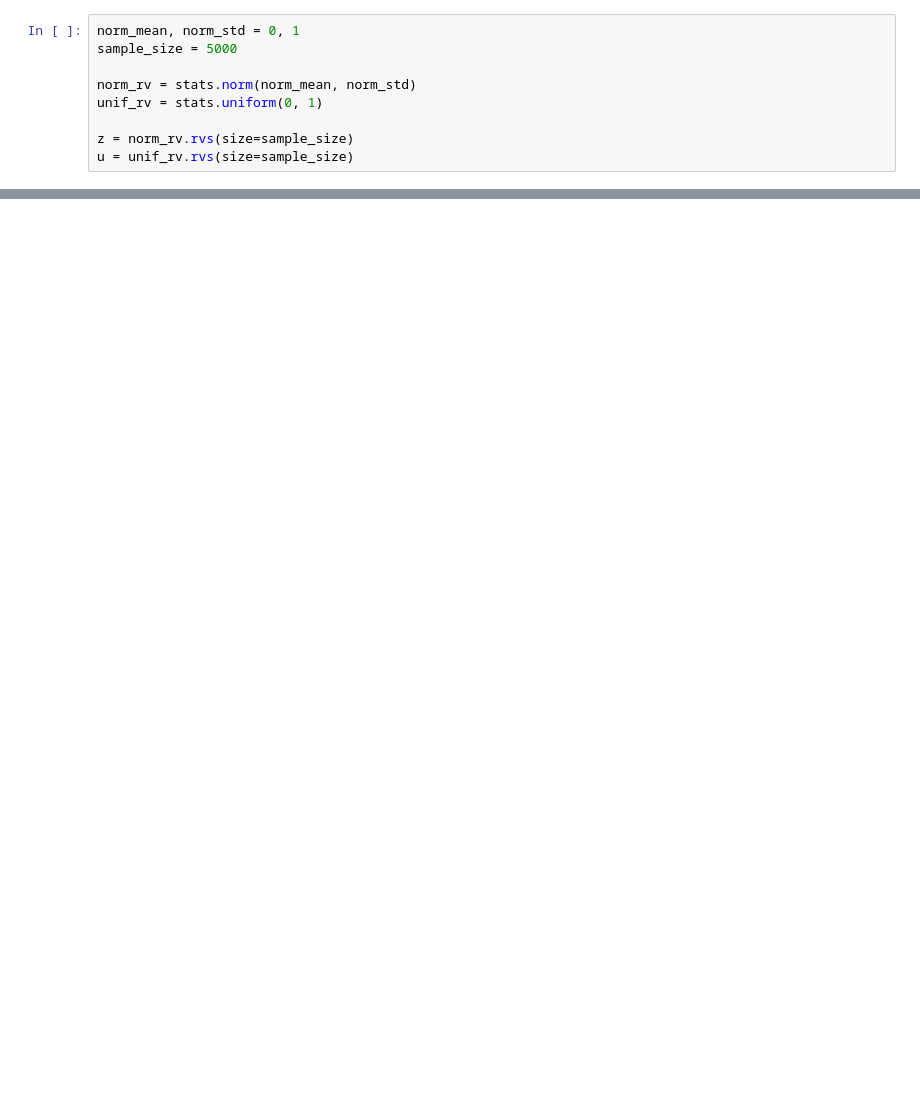
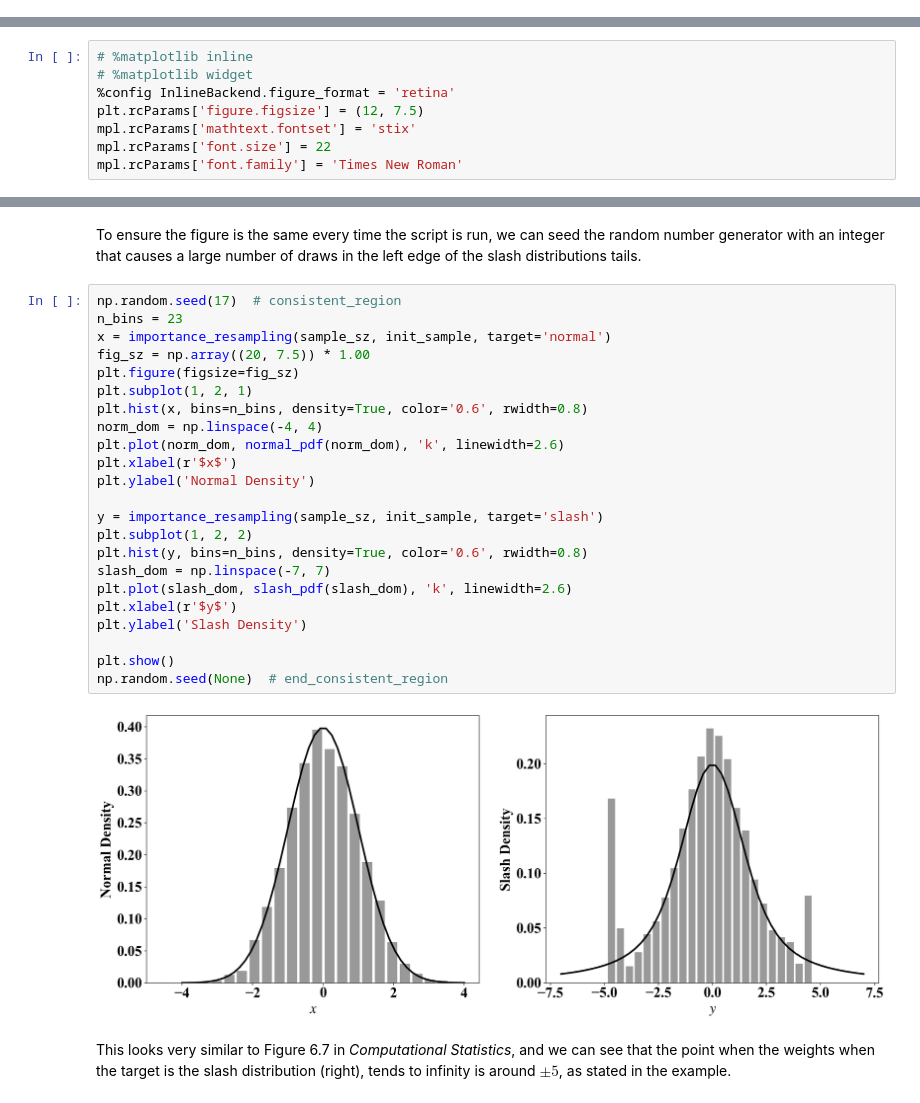
Before and after one commit to kalingibbons/public-notebooks, a Jupyter notebook: comp-stats/importance_resampling.ipynb, the cells around one changed output, grey strips where cells are left out. Saved outputs shown, nothing was run; the diff lists cells and outputs as text; blank space fills up the shorter version.

```diff
--- a/comp-stats/importance_resampling.ipynb
+++ b/comp-stats/importance_resampling.ipynb
@@ -50,9 +0,0 @@ mpl.rcParams['font.size'] = 22
-# %%
-norm_mean, norm_std = 0, 1
-sample_size = 5000
-
-norm_rv = stats.norm(norm_mean, norm_std)
-unif_rv = stats.uniform(0, 1)
-
-z = norm_rv.rvs(size=sample_size)
-u = unif_rv.rvs(size=sample_size)
@@ -477,0 +9,8 @@ Since $Y = U_{(n)}$, this proves that $U_{(n)}$ converges to 1 in probability.
+# %%
+# %matplotlib inline
+# %matplotlib widget
+%config InlineBackend.figure_format = 'retina'
+plt.rcParams['figure.figsize'] = (12, 7.5)
+mpl.rcParams['mathtext.fontset'] = 'stix'
+mpl.rcParams['font.size'] = 22
+mpl.rcParams['font.family'] = 'Times New Roman'
@@ -477,0 +153,34 @@ Since $Y = U_{(n)}$, this proves that $U_{(n)}$ converges to 1 in probability.
+# %% [markdown]
+ To ensure the figure is the same every time the script is run, we can seed
+ the random number generator with an integer that causes a large number of
+ draws in the left edge of the slash distributions tails.
+# %%
+np.random.seed(17)  # consistent_region
+n_bins = 23
+x = importance_resampling(sample_sz, init_sample, target='normal')
+fig_sz = np.array((20, 7.5)) * 1.00
+plt.figure(figsize=fig_sz)
+plt.subplot(1, 2, 1)
+plt.hist(x, bins=n_bins, density=True, color='0.6', rwidth=0.8)
+norm_dom = np.linspace(-4, 4)
+plt.plot(norm_dom, normal_pdf(norm_dom), 'k', linewidth=2.6)
+plt.xlabel(r'$x$')
+plt.ylabel('Normal Density')
+
+y = importance_resampling(sample_sz, init_sample, target='slash')
+plt.subplot(1, 2, 2)
+plt.hist(y, bins=n_bins, density=True, color='0.6', rwidth=0.8)
+slash_dom = np.linspace(-7, 7)
+plt.plot(slash_dom, slash_pdf(slash_dom), 'k', linewidth=2.6)
+plt.xlabel(r'$y$')
+plt.ylabel('Slash Density')
+
+plt.show()
+np.random.seed(None)  # end_consistent_region
+# %% [output]
+[figure, added]
+# %% [markdown]
+ This looks very similar to Figure 6.7 in _Computational Statistics_, and we
+ can see that the point when the weights when the target is the slash
+ distribution (right), tends to infinity is around $\pm5$, as stated in the
+ example.
```
Also changed, not shown: parts of 45 cells of this notebook.
